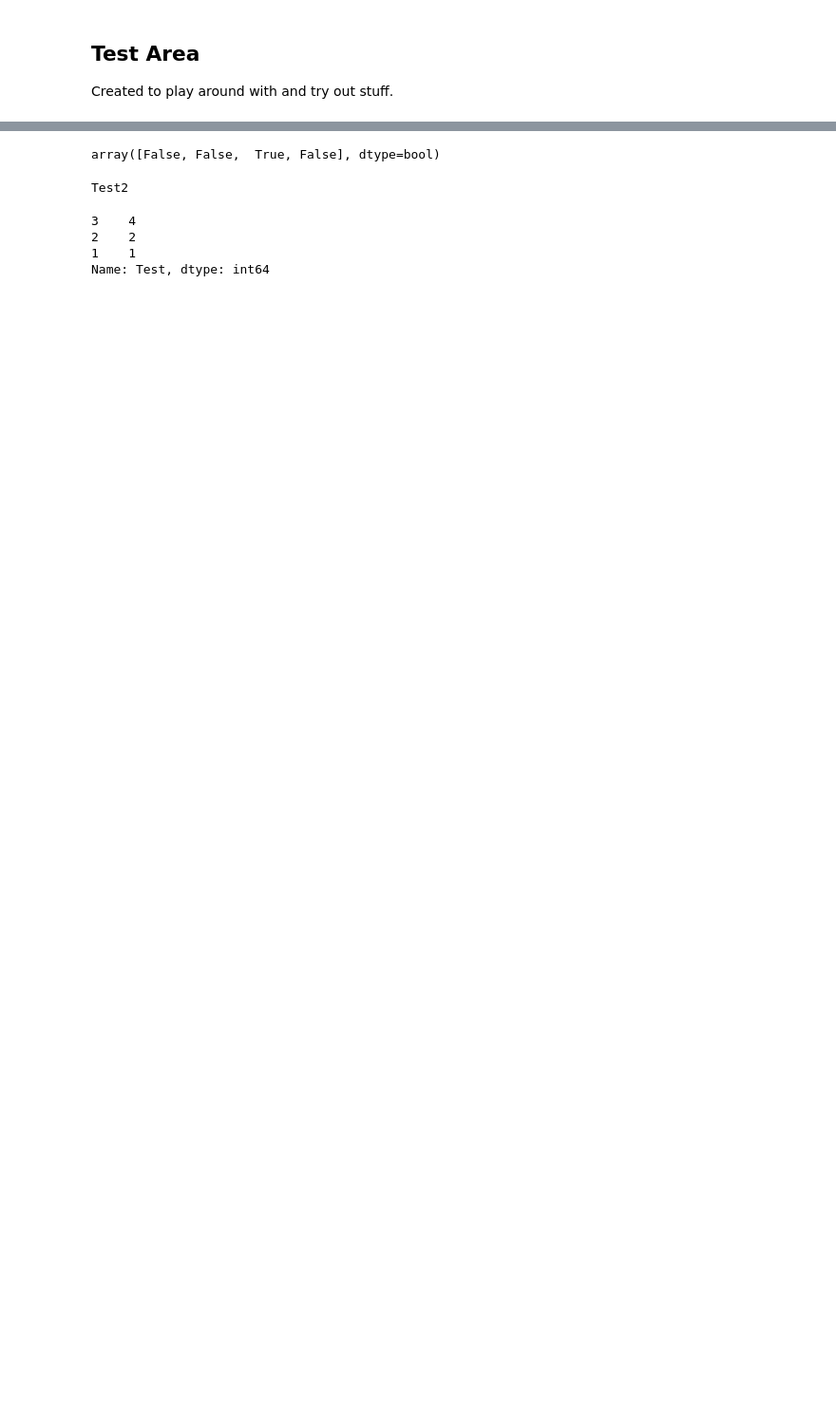
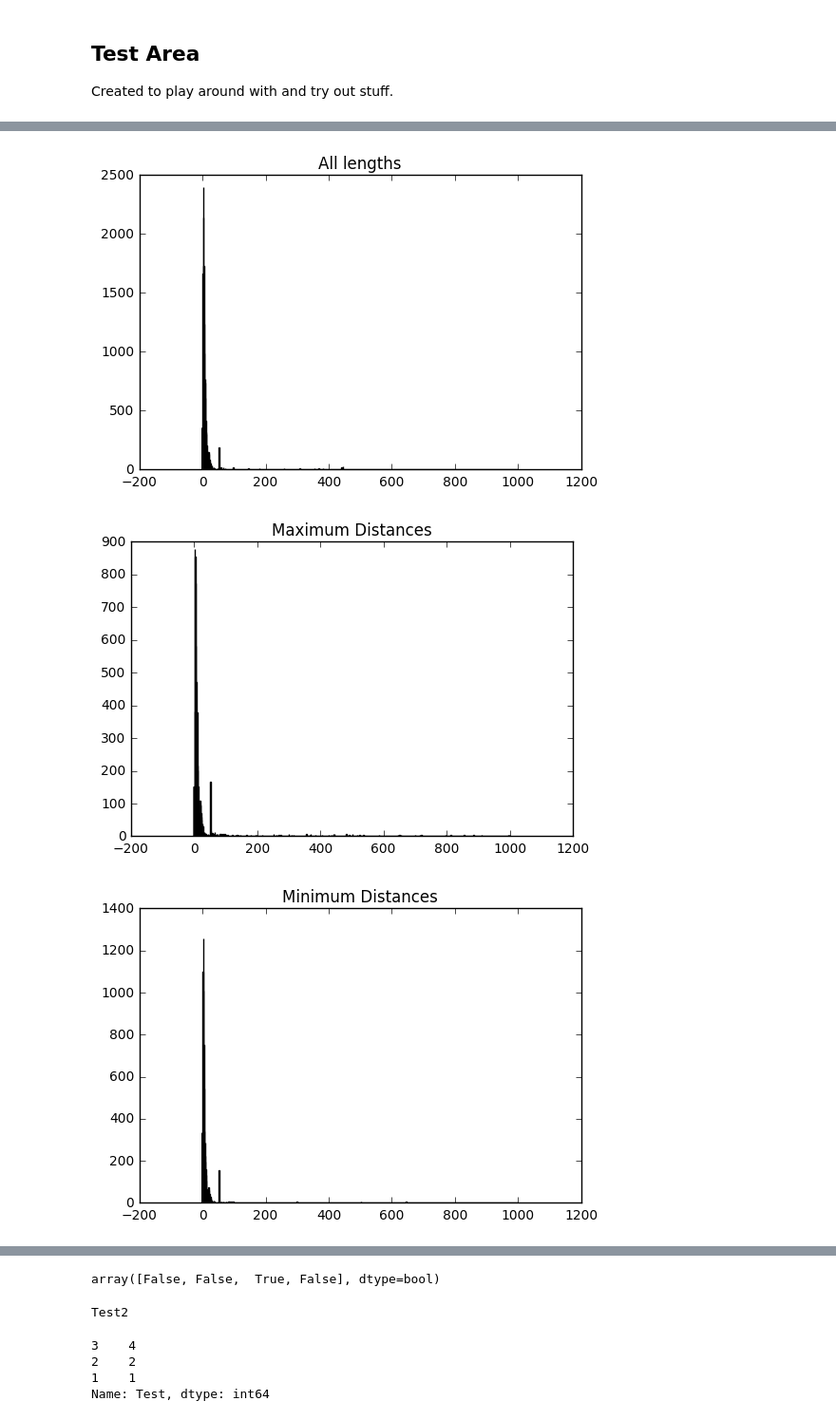
Before and after one commit to hringbauer/GPS-Cleaning-HZ, a Jupyter notebook: Antirrhinum Phase 1 Script.ipynb, the cells around one changed output, grey strips where cells are left out. Shown: that part at 95% size. Drawn from its saved outputs; the diff is of its cells as text; code cells hidden in the pictures; blank space fills up the shorter version.

```diff
--- a/Antirrhinum Phase 1 Script.ipynb
+++ b/Antirrhinum Phase 1 Script.ipynb
@@ -19,6 +19,12 @@ import numpy as np
 import pandas as pd
 import matplotlib.pyplot as plt
 import cPickle as pickle
+import itertools
+from pyproj import Proj  # Package for doing GPS-calculations and Projections
+
+# Prepare the Longitude/Latitude to Easting/Northing transformer
+my_proj = Proj(proj='utm',
+               zone="31T", ellps='WGS84', units='m')
 # %%
 # A few global Variable names.
 # String of the Names of all Input Files:
@@ -309,0 +447,68 @@ Name: PlantID, dtype: object
+# %%
+# df is the full merged data frame
+df.head(10)
+counter = 0
+
+len(df)
+
+dist_list = []   # List where all the distances enter.
+max_list = []    # List where all maximums enter.
+min_list = []    # List where all minimums enter.
+
+for plant_id in df.PlantID.iloc[:]: # Iterate over all Plant IDs
+    inds=look_up_plantID(plant_id,df)
+    matching_plants = df.iloc[inds,:]
+    matching_plants = matching_plants[matching_plants.Track_Score>=2]
+
+    #matching_plants = df.iloc[rel_indices,:]    # Where to find the plants with the right PlantID; then extract them.
+
+    coords_matching = matching_plants.loc[:,['CorrectedLatitude','CorrectedLongitude','CorrectedAltitude']]
+
+    loc_dist_list=[]
+
+
+    # Calculate all pairwise distances:
+    # Iterate over all pairs of Individuals:
+    for (i, j) in itertools.combinations(range(len(matching_plants)), r=2): # Works
+        coords1 = coords_matching.iloc[i,:]
+        coords2 = coords_matching.iloc[j,:]
+        dist = GPS_Distance(coords1, coords2)
+        loc_dist_list.append(dist)
+
+    dist_list += loc_dist_list
+
+    if len(loc_dist_list)>0:
+        #if np.max(loc_dist_list)>=50:
+            #print(plant_id)
+
+        max_list.append(np.max(loc_dist_list))
+        min_list.append(np.min(loc_dist_list))
+
+    if counter % 500 == 0:
+        print("Doing Step: %i " %counter)
+    counter += 1
+
+bins = np.linspace(-0.5, 1000.5, 1001)
+
+plt.figure()
+plt.hist(dist_list, range=[0,1000], bins=bins)
+plt.title("All lengths")
+plt.show()
+
+plt.figure()
+plt.hist(max_list, range=[0,1000], bins=bins)
+plt.title("Maximum Distances")
+plt.show()
+
+plt.figure()
+plt.hist(min_list, range=[0,1000], bins=bins)
+plt.title("Minimum Distances")
+plt.show()
+
+max_dists=np.array(max_list)
+print("Total Number of Individuals with multiple valueable Readings: %i" % len(max_dists))
+print("Number of Maximum Distances >500m: %i" % np.sum(max_dists >= 500))
+print("Number of Maximum Distances >100m: %i" % np.sum(max_dists >= 100))
+print("Number of Maximum Distances >50m: %i" % np.sum(max_dists >= 50))
+print("Number of Maximum Distances >10m: %i" % np.sum(max_dists >= 10))
+# %% [output]
@@ -309,0 +532,3 @@ Name: PlantID, dtype: object
+[figure, added]
+[figure, added]
+[figure, added]
```
Also changed, not shown: parts of 17 cells of this notebook, 1 other file.
